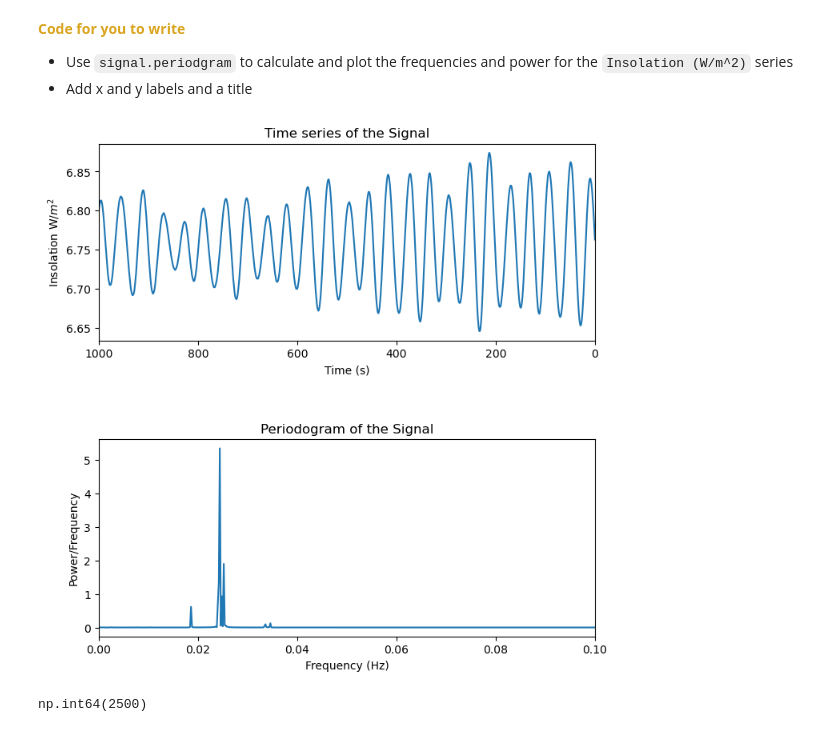
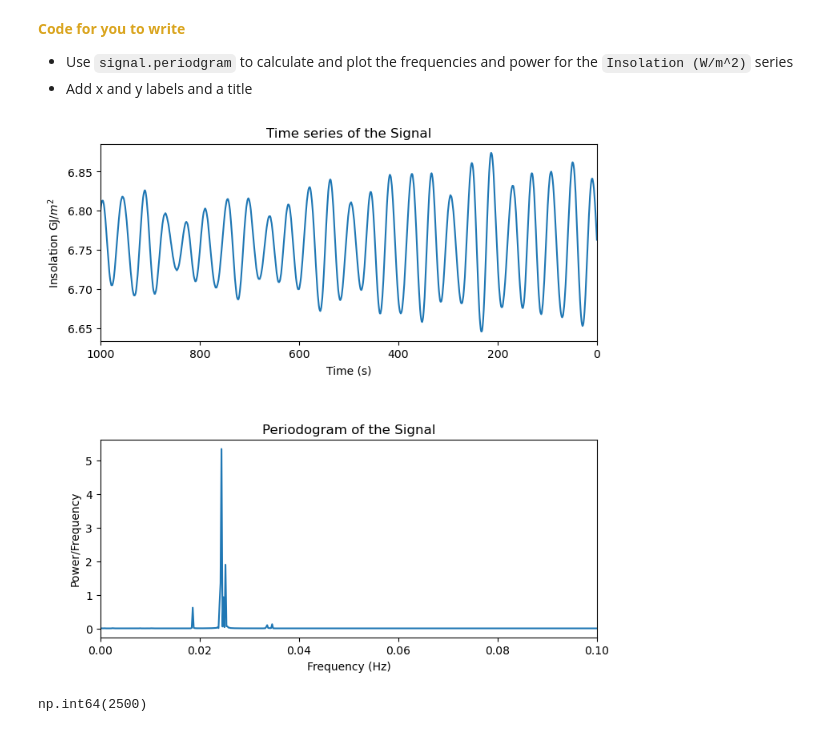
Before and after one commit to marositesUSC/wx-and-climate, a Jupyter notebook: glacial_cycles_time_series/week10_glacial_cycle_time_series/Lab14_Glacial_Cycles.ipynb, the cells around one changed output. Cells and saved outputs as stored; diff of their text form; code cells hidden in the pictures.

```diff
--- a/glacial_cycles_time_series/week10_glacial_cycle_time_series/Lab14_Glacial_Cycles.ipynb
+++ b/glacial_cycles_time_series/week10_glacial_cycle_time_series/Lab14_Glacial_Cycles.ipynb
@@ -459,30 +454,30 @@ If no, then we're missing something. This something is the feedback.
 - Add x and y labels and a title
 # %%
 #Save the frequencies and power in the insolation time series to new variables
-frequency_insol, power_insol = signal.periodogram(insolation['Insolation (W/m^2)'], 1)
+frequency_insol, power_insol = signal.periodogram(insolation['Insolation (GJ/m^2)'], 1)
 
 #Plot the power (y) in each frequency (x)
 #Plot times series and spectrum
 plt.figure(figsize=(8,8))
 plt.subplots_adjust(hspace=0.5)
 
 plt.subplot(2,1,1)
-plt.plot(insolation['Age (ka)'], insolation['Insolation (W/m^2)'])
+plt.plot(insolation['Age (ka)'], insolation['Insolation (GJ/m^2)'])
 plt.xlabel('Time (s)')
-plt.ylabel('Insolation W/$m^2$')
+plt.ylabel('Insolation GJ/$m^2$')
 plt.xlim(1000,0)
 plt.title('Time series of the Signal')
 
 plt.subplot(2,1,2)
 plt.plot(frequency_insol, power_insol)
 
 plt.xlabel('Frequency (Hz)')
 plt.ylabel('Power/Frequency')
 plt.title('Periodogram of the Signal')
 plt.xlim(0,0.1)
 plt.show()
 # %% [output]
-[figure, old version]
+[figure, new version]
 # %%
 np.argmax(frequency_insol)
 # %% [output]
```
Also changed, not shown: parts of 11 cells of this notebook, 1 other file.
